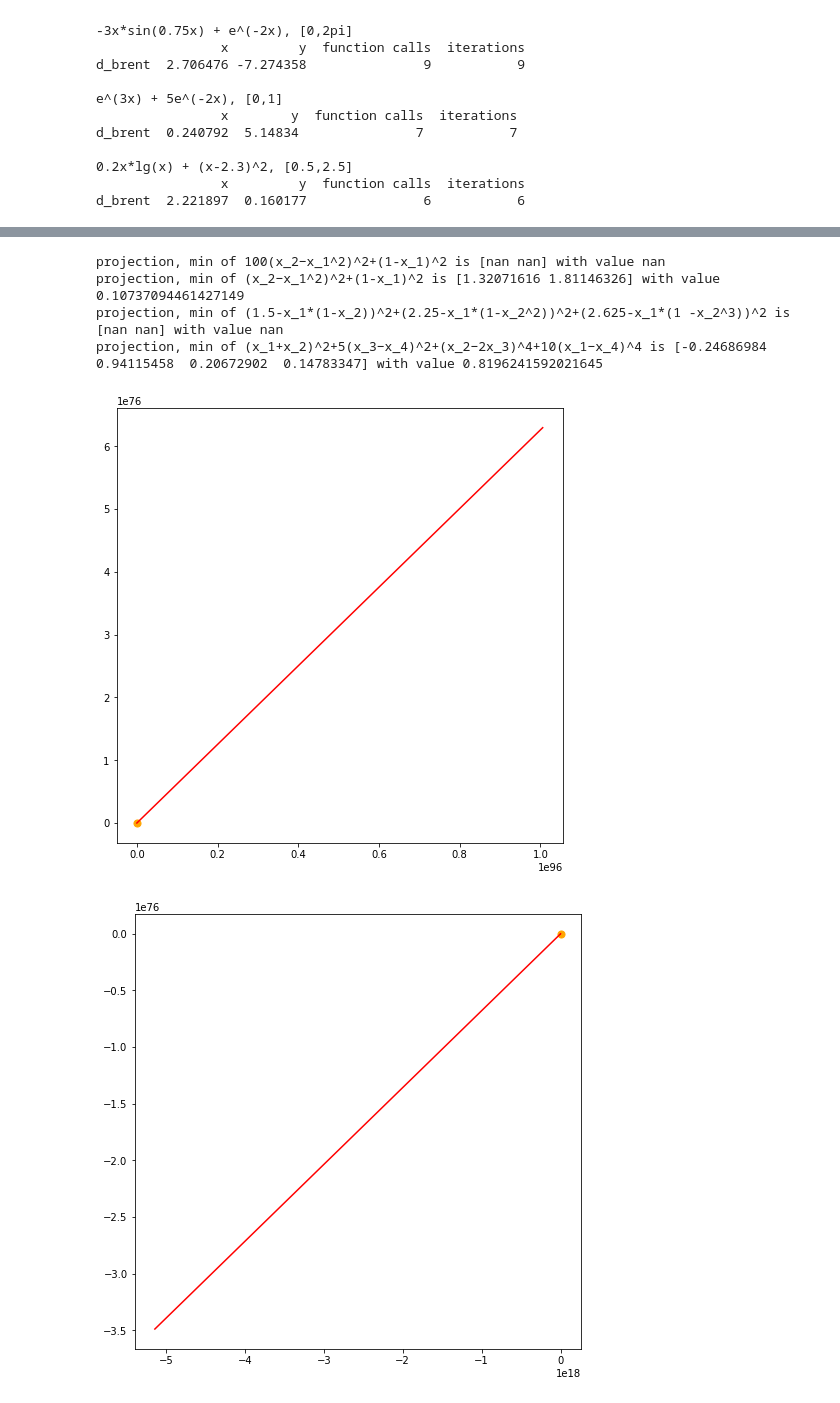
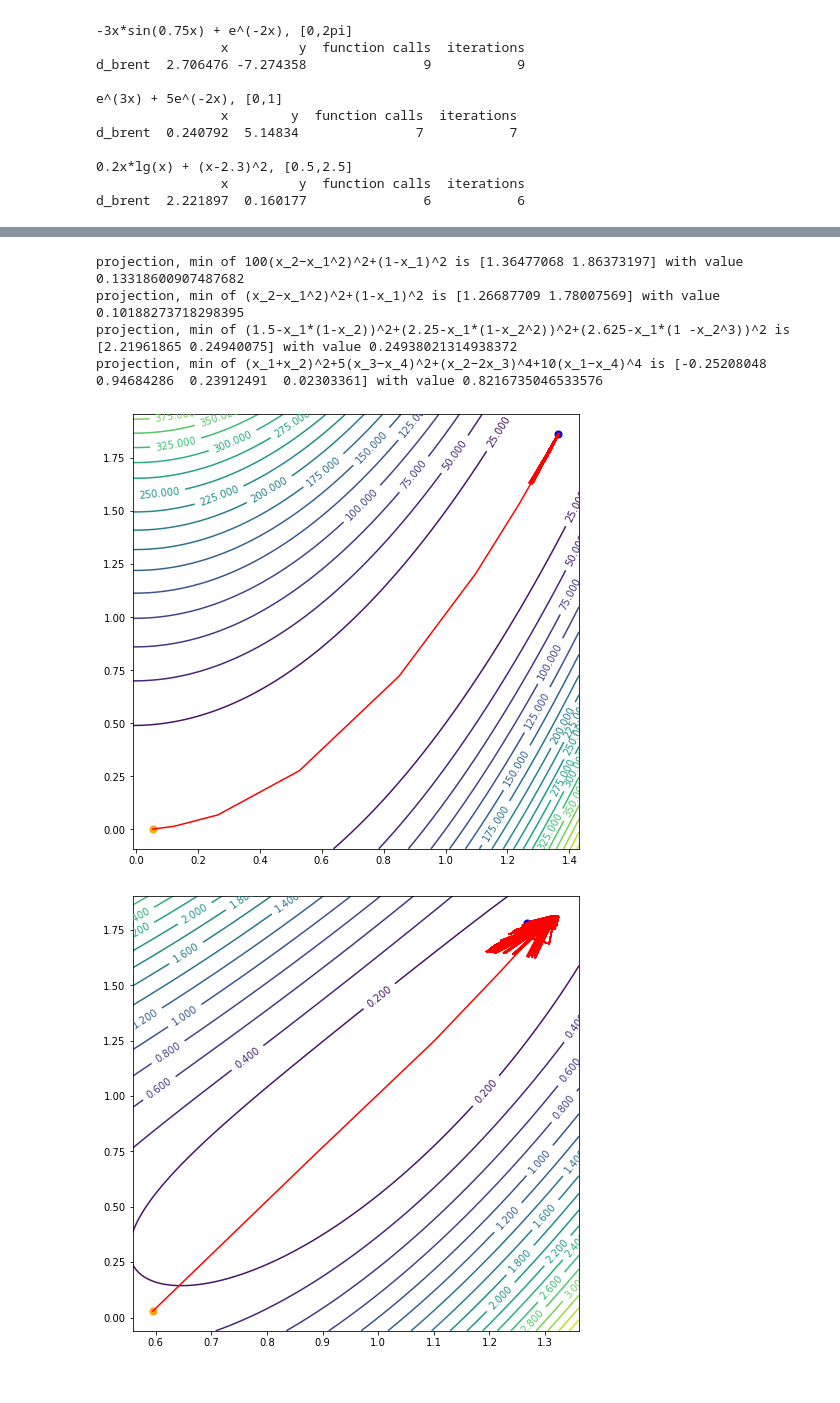
Before and after one commit to Leeelooo/opt_methods, a Jupyter notebook: lab2/lab2.ipynb, the cells around one changed output, grey strips where cells are left out. Drawn from its saved outputs; the diff is of its cells as text; code cells hidden in the pictures.

```diff
--- a/lab2/lab2.ipynb
+++ b/lab2/lab2.ipynb
@@ -269,7 +269,7 @@ def coordinate_descent(X0, f, df, eps=1e-5, max_iter=5e4):
         values.append(f(X))
         k += 1
 
-        if np.sum(np.abs(values[-1] - values[-2])) < eps:
+        if np.linalg.norm(np.array([df(X, i) for i in range(args_count)])) < eps:
             break
 
     return np.array(coords), np.array(values)
@@ -295,7 +295,7 @@ def steepest_descent(X0, f, df, eps=1e-5, max_iter=5e4):
         values.append(f(X))
         k += 1
 
-        if np.sum(np.abs(values[-1] - values[-2])) < eps:
+        if np.linalg.norm(np.array([df(X, i) for i in range(args_count)])) < eps:
             break
 
     return np.array(coords), np.array(values)
@@ -360,6 +360,6 @@ steepest, min of (x_1+x_2)^2+5(x_3−x_4)^2+(x_2−2x_3)^4+10(x_1−x_4)^4 is [-
 # %%
 
-def projection_descent(X0, f, df, surface, D, eps=1e-2, max_iter=5e4):
+def projection_descent(X0, f, df, surface, D, eps=1e-5, max_iter=5e4):
     coords_real = []
     values_real = []
     coords_projected = []
@@ -399,29 +399,24 @@ def projection_descent(X0, f, df, surface, D, eps=1e-2, max_iter=5e4):
         values_projected.append(projected[-1])
         k += 1
 
-        if np.sum(np.abs(F - F_prev)) < eps:
+        if np.linalg.norm(np.array([df(X, i) for i in range(args_count)])) < eps:
             break
 
-        if np.linalg.norm(X - X_prev) < eps:
-            break
-
-
     return best, np.array(coords_real), np.array(values_real), np.array(coords_projected), np.array(values_projected)
 # %%
 
 for equation in equations:
     f, df, X0 = equations[equation]
     surface = np.array([0, -1, -1]) if len(X0) == 2 else np.array([0, -1, 0, 0, -1])
-    best, coords_real, values_real, coords_projected, values_projected = projection_descent(X0, f, df, surface, 2, max_iter=1000, eps=1e-2)
+    best, coords_real, values_real, coords_projected, values_projected = projection_descent(X0, f, df, surface, 2, max_iter=1000)
     print(f'projection, min of {equation} is {coords_real[-1]} with value {values_real[-1]}')
 
     if len(X0) == 2:
         risovalka(coords_real, f)
-        risovalka(coords_projected, lambda X: -X[0] + 2)
 # %% [output]
-projection, min of 100(x_2−x_1^2)^2+(1-x_1)^2 is [nan nan] with value nan
-projection, min of (x_2−x_1^2)^2+(1-x_1)^2 is [1.32071616 1.81146326] with value 0.10737094461427149
-projection, min of (1.5-x_1*(1-x_2))^2+(2.25-x_1*(1-x_2^2))^2+(2.625-x_1*(1 -x_2^3))^2 is [nan nan] with value nan
-projection, min of (x_1+x_2)^2+5(x_3−x_4)^2+(x_2−2x_3)^4+10(x_1−x_4)^4 is [-0.24686984  0.94115458  0.20672902  0.14783347] with value 0.8196241592021645
+projection, min of 100(x_2−x_1^2)^2+(1-x_1)^2 is [1.36477068 1.86373197] with value 0.13318600907487682
+projection, min of (x_2−x_1^2)^2+(1-x_1)^2 is [1.26687709 1.78007569] with value 0.10188273718298395
+projection, min of (1.5-x_1*(1-x_2))^2+(2.25-x_1*(1-x_2^2))^2+(2.625-x_1*(1 -x_2^3))^2 is [2.21961865 0.24940075] with value 0.24938021314938372
+projection, min of (x_1+x_2)^2+5(x_3−x_4)^2+(x_2−2x_3)^4+10(x_1−x_4)^4 is [-0.25208048  0.94684286  0.23912491  0.02303361] with value 0.8216735046533576
-[figure, old version]
+[figure, new version]
-[figure, old version]
+[figure, new version]
```
Also changed, not shown: parts of 5 cells of this notebook.
